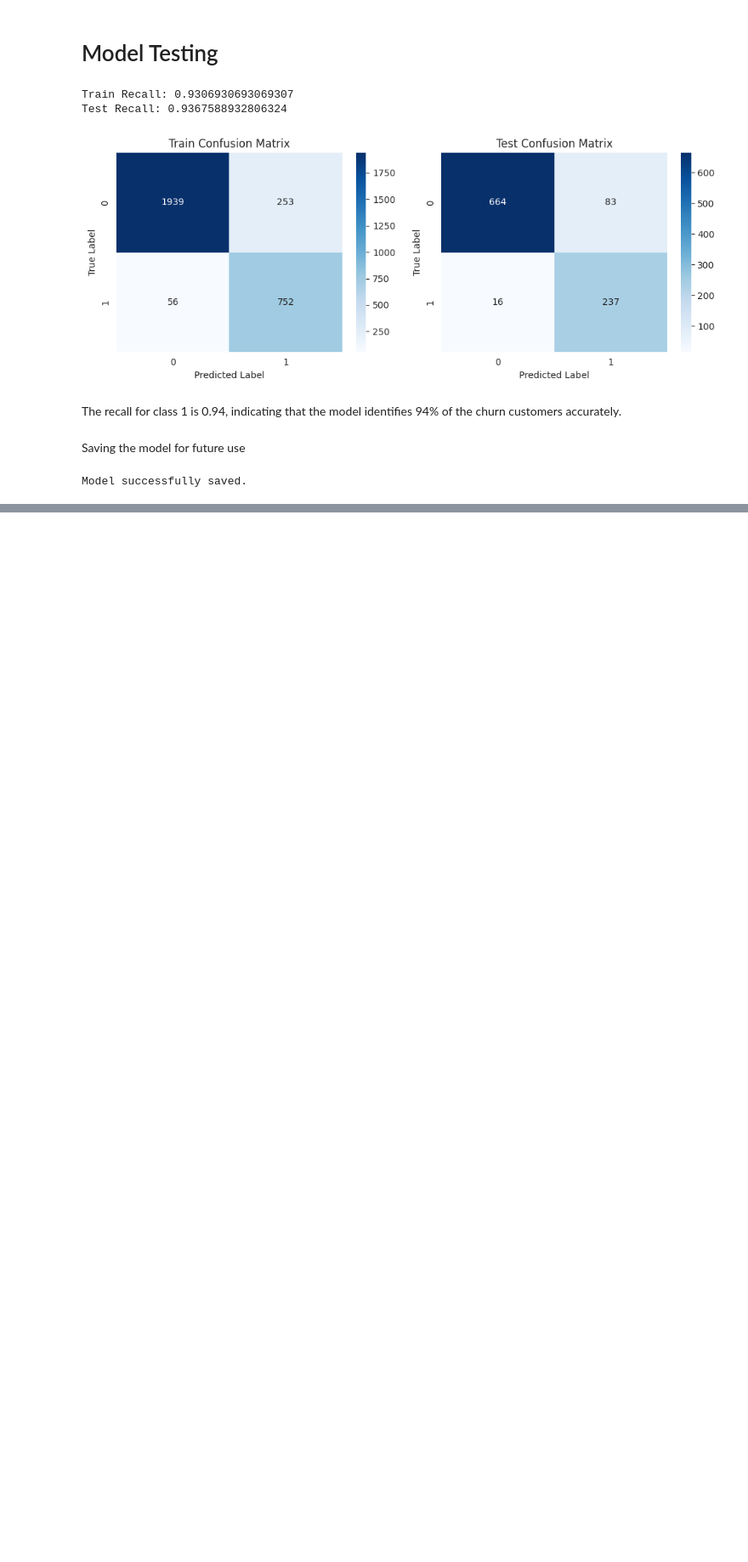
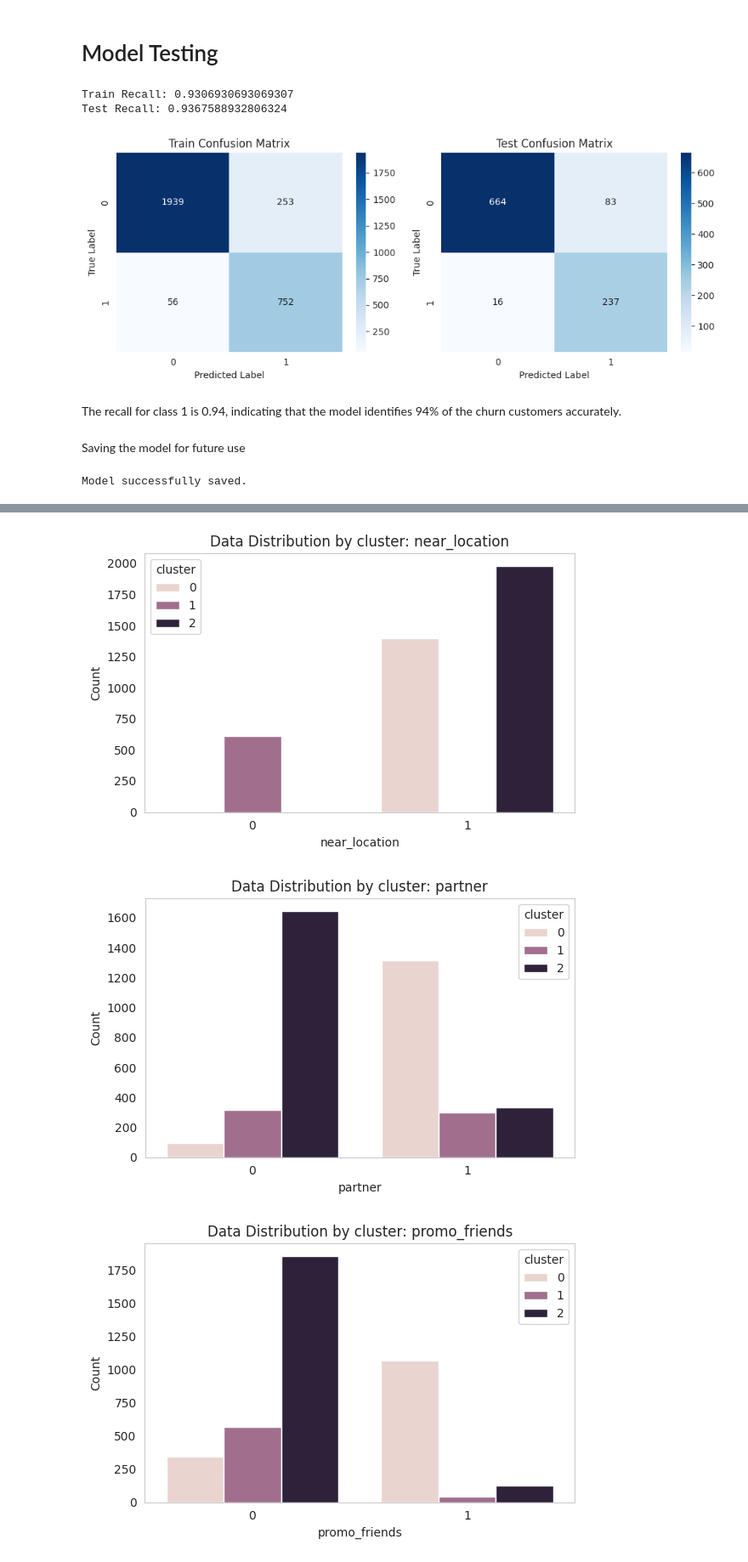
Before and after one commit to dkalenov/Gym-Customer-Churn-Prediction, a Jupyter notebook: Gym_Customer_Churn_Prediction.ipynb, the cells around one changed output, grey strips where cells are left out. Shown at 85% size. Drawn from its saved outputs; the diff is of its cells as text; code cells hidden in the pictures; blank space fills up the shorter version.

```diff
--- a/Gym_Customer_Churn_Prediction.ipynb
+++ b/Gym_Customer_Churn_Prediction.ipynb
@@ -1322,0 +1403,7 @@ Model successfully saved.
+# %%
+kmeans = KMeans(n_clusters=3, random_state=42, n_init=10)
+labels = kmeans.fit_predict(X)
+# %%
+# adding a column with categories
+
+df['cluster'] = labels
@@ -1322,0 +1440,6 @@ Model successfully saved.
+# %%
+data_distribution_by_target(df, 'cluster')
+# %% [output]
+[figure, added]
+[figure, added]
+[figure, added]
```
Also changed, not shown: parts of 36 cells of this notebook.
